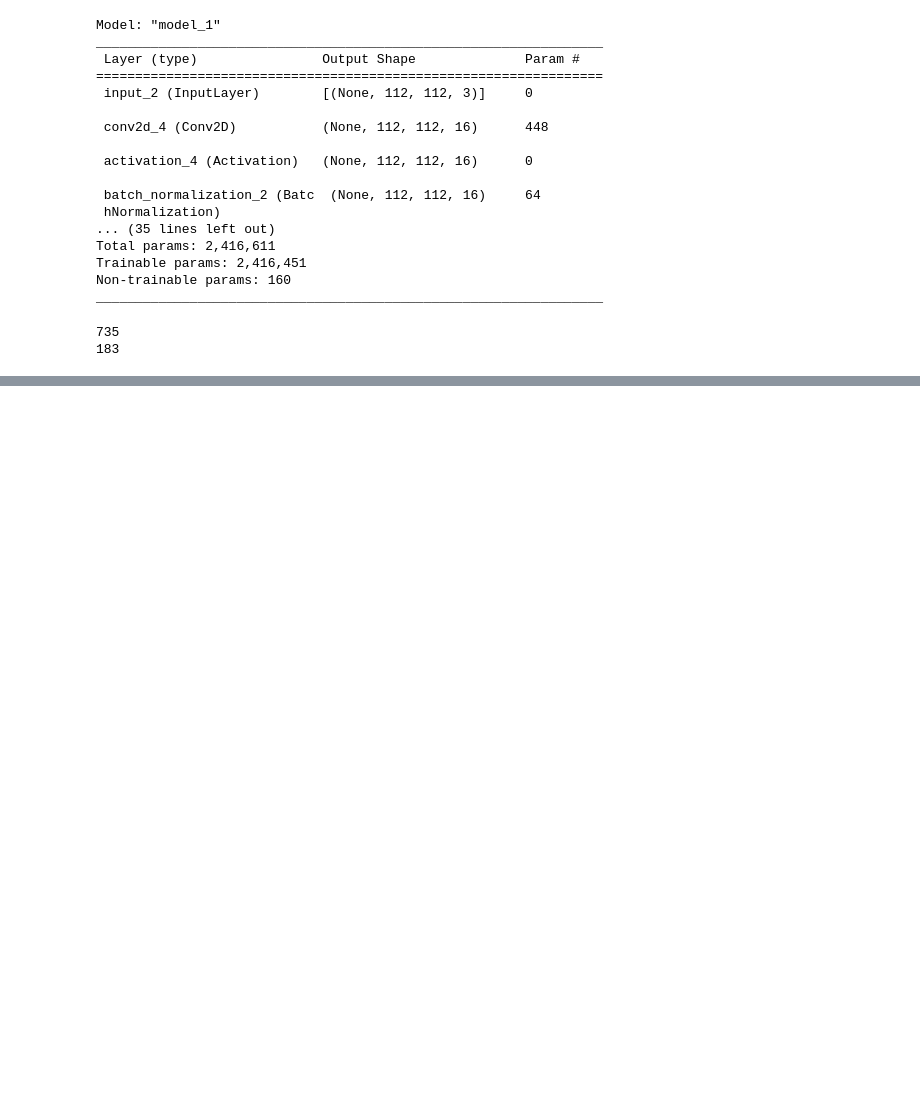
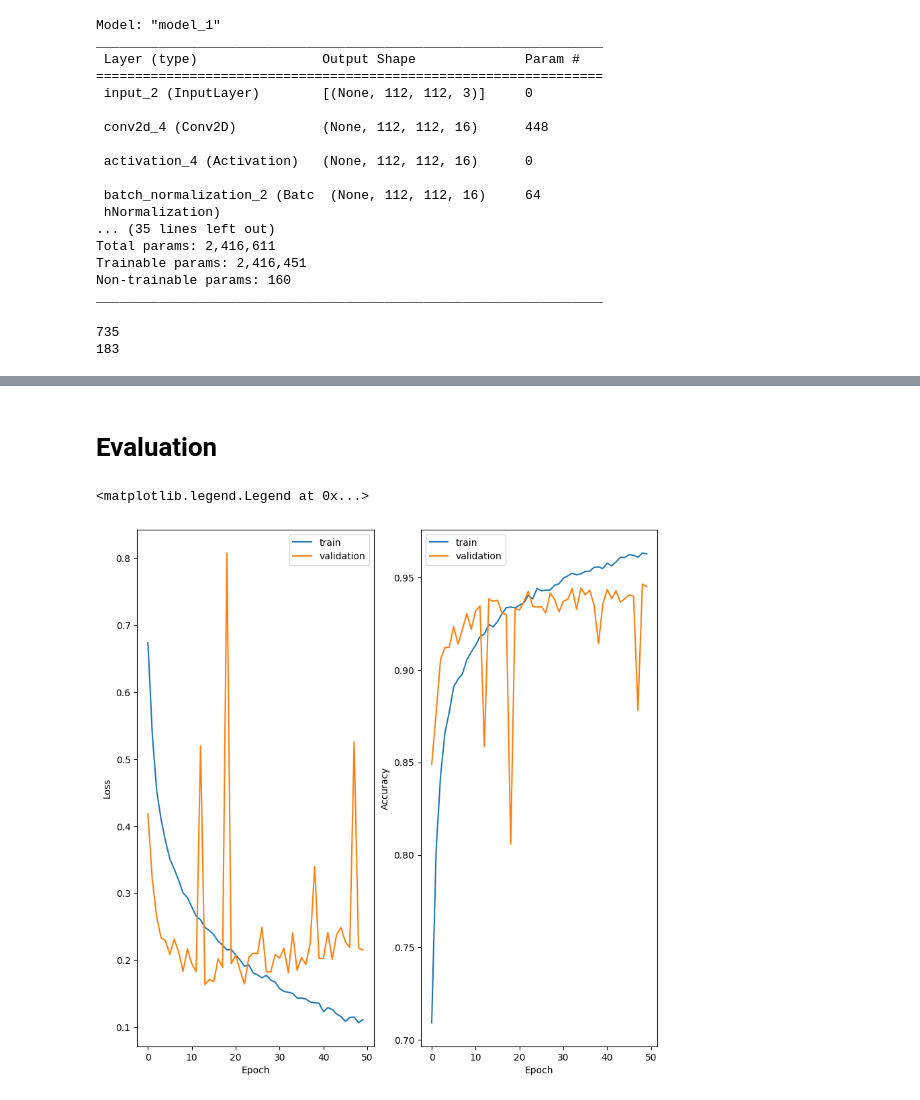
Before and after one commit to giocoal/CXR-ACGAN-chest-xray-generator-covid19-pneumonia, a Jupyter notebook: 2. Image Classification Notebook/2.4 Class_Weights.ipynb, the cells around one changed output, grey strips where cells are left out. Saved outputs shown, nothing was run; the diff lists cells and outputs as text; code cells hidden in the pictures; blank space fills up the shorter version.

```diff
--- a/2. Image Classification Notebook/2.4 Class_Weights.ipynb
+++ b/2. Image Classification Notebook/2.4 Class_Weights.ipynb
@@ -102,7 +102,7 @@ import pydotplus
 from pydotplus import graphviz
 # %%
 # Set visualization size for figures
-plt.rcParams['figure.figsize'] = [10,10] # width, height
+plt.rcParams['figure.figsize'] = [7,7] # width, height
 # %%
 os.chdir('C:/Users/marco/Desktop/Local_Documents/data/COVIDx-splitted-resized-112')
 # %% [markdown]
@@ -168,8 +168,8 @@ class_weights = class_weight.compute_class_weight(
             class_weight= 'balanced',
             classes = np.unique(train_data.classes),
             y = train_data.classes)
-train_class_weights_224 = dict(enumerate(class_weights))
-print(train_class_weights_224)
+train_class_weights = dict(enumerate(class_weights))
+print(train_class_weights)
 # %% [output]
 {0: 0.6213417855256207, 1: 1.212327355184498, 2: 1.76765855124737}
 # %% [markdown]
@@ -266,11 +269,12 @@ net_dcnn_112_cw.compile(loss=keras.losses.categorical_crossentropy,
             optimizer = OPTIMIZER,
             metrics=METRICS)
 # %%
-history_dcnn = net_dcnn_112_cw.fit_generator(train_data,
+history_dcnn_cw = net_dcnn_112_cw.fit(train_data,
           epochs=50,
           steps_per_epoch=step_per_epoch_train,
           validation_data=validation_data,
           validation_steps=step_per_epoch_val,
+          class_weight = train_class_weights,
           workers = 3,
           callbacks=[model_checkpoint_callback, early_stopper])
 # %% [output]
@@ -291,21 +301,26 @@ np.save(f'C:/Users/marco/Desktop/Local_Documents/models/Class_Weight_NoAug/dcnn_
+# %% [markdown]
+# Evaluation
 # %%
 # Visualization of the learning curves
 
 # Loss
 plt.subplot(1, 2, 1)
-plt.plot(history_dcnn.history['loss'])
-plt.plot(history_dcnn.history['val_loss'])
+plt.plot(history_dcnn_cw.history['loss'])
+plt.plot(history_dcnn_cw.history['val_loss'])
 plt.xlabel('Epoch')
 plt.ylabel('Loss')
 plt.legend(['train', 'validation'])
 
 # Accuracy
 plt.subplot(1, 2, 2)
-plt.plot(history_dcnn.history['accuracy'])
-plt.plot(history_dcnn.history['val_accuracy'])
+plt.plot(history_dcnn_cw.history['accuracy'])
+plt.plot(history_dcnn_cw.history['val_accuracy'])
 plt.xlabel('Epoch')
 plt.ylabel('Accuracy')
 plt.legend(['train', 'validation'])
+# %% [output]
+<matplotlib.legend.Legend at 0x...>
+[figure, added]
 # %%
 # Evaluation
 score = net_dcnn_112_cw.evaluate(test_data)
```
Also changed, not shown: parts of 12 cells of this notebook, 1 other file.
